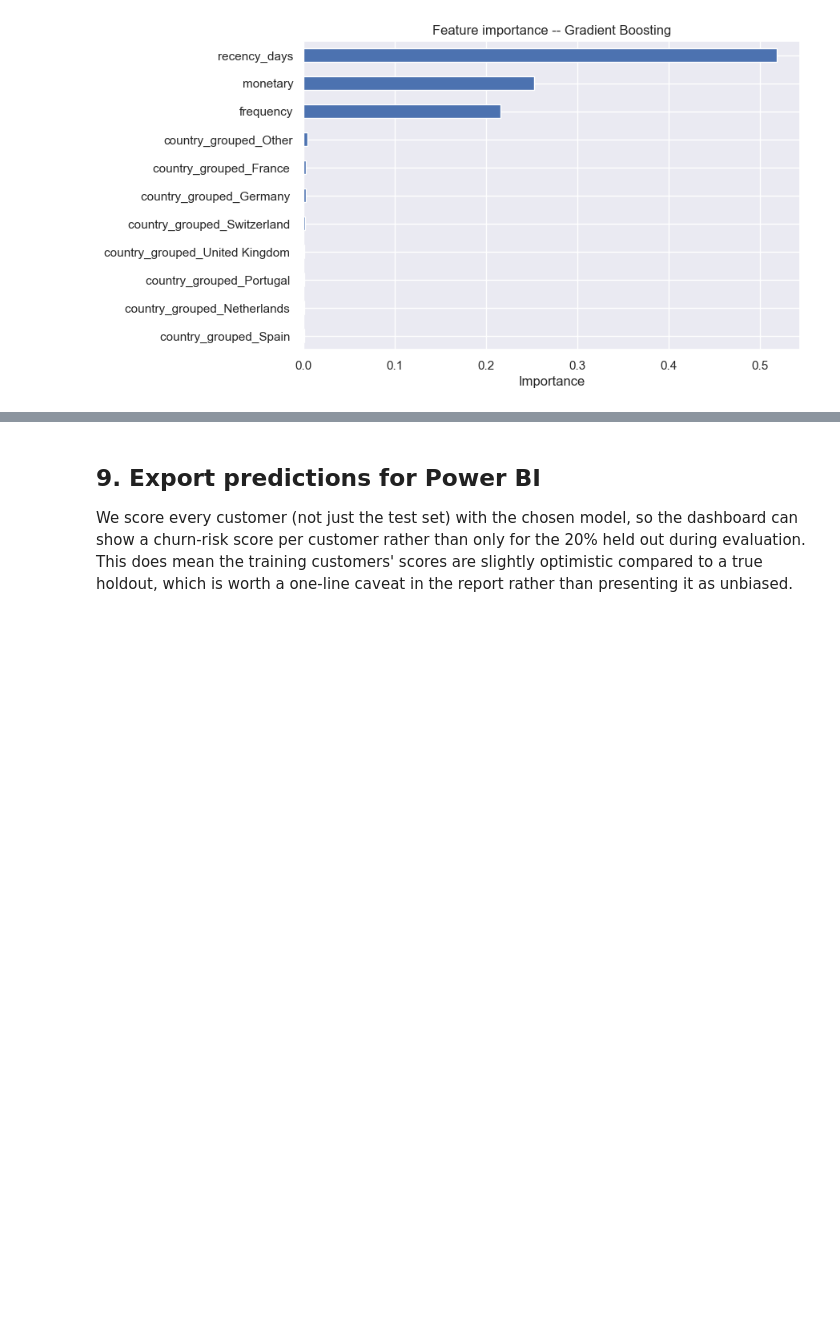
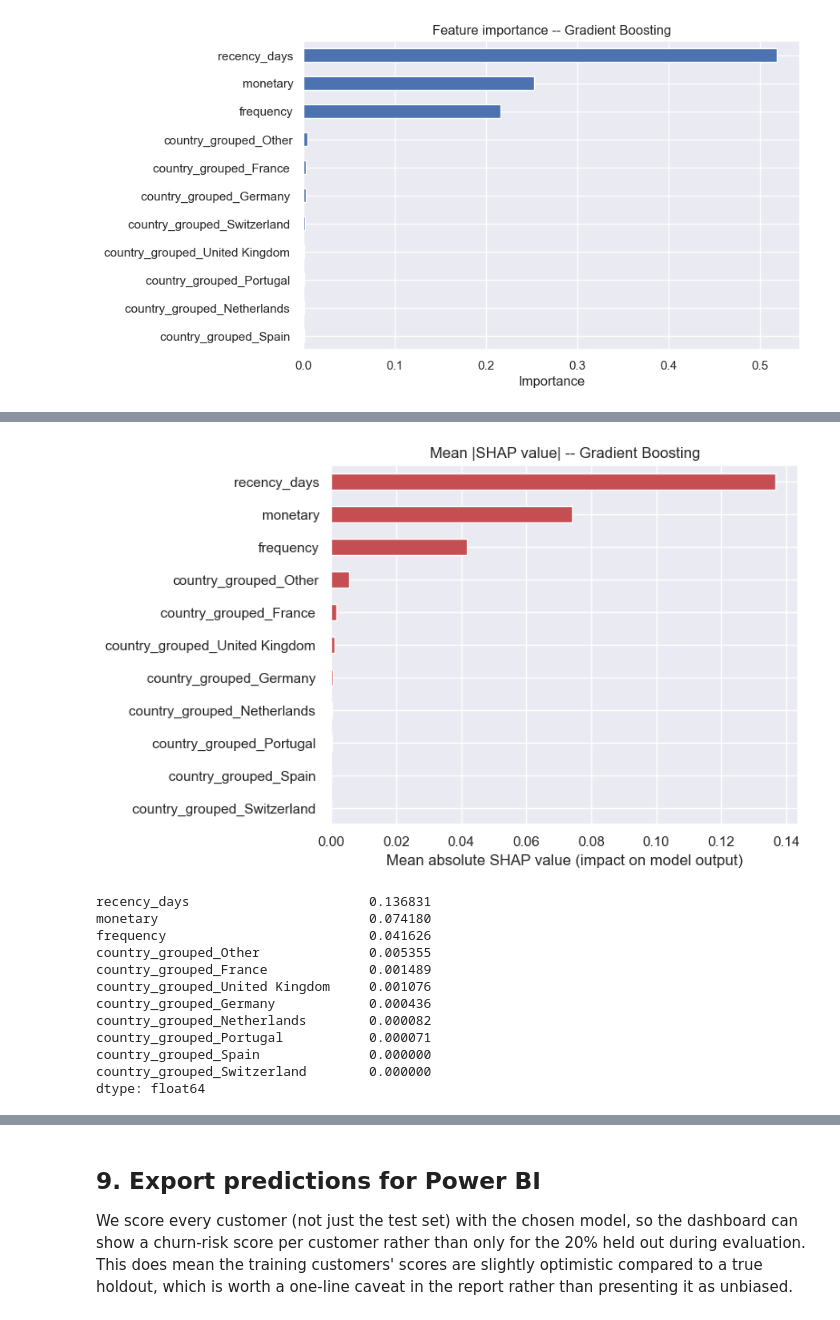
Before and after one commit to roshantuladhar00/retail-churn-capstone, a Jupyter notebook: notebook/02_churn_classification.ipynb, the cells around one changed output, grey strips where cells are left out. Cells and saved outputs as stored; diff of their text form; code cells hidden in the pictures; blank space fills up the shorter version.

```diff
--- a/notebook/02_churn_classification.ipynb
+++ b/notebook/02_churn_classification.ipynb
@@ -235,0 +317,27 @@ else:
+# %%
+mean_abs_shap = pd.Series(
+    np.abs(shap_values_churned.values).mean(axis=0), index=X.columns
+).sort_values(ascending=False)
+
+ax = mean_abs_shap.plot(kind="barh", color="#C44E52")
+ax.invert_yaxis()
+ax.set_title(f"Mean |SHAP value| -- {best_model_name}")
+ax.set_xlabel("Mean absolute SHAP value (impact on model output)")
+plt.tight_layout()
+plt.show()
+
+mean_abs_shap
+# %% [output]
+[figure, added]
+recency_days                       0.136831
+monetary                           0.074180
+frequency                          0.041626
+country_grouped_Other              0.005355
+country_grouped_France             0.001489
+country_grouped_United Kingdom     0.001076
+country_grouped_Germany            0.000436
+country_grouped_Netherlands        0.000082
+country_grouped_Portugal           0.000071
+country_grouped_Spain              0.000000
+country_grouped_Switzerland        0.000000
+dtype: float64
```
Also changed, not shown: parts of 11 cells of this notebook.
